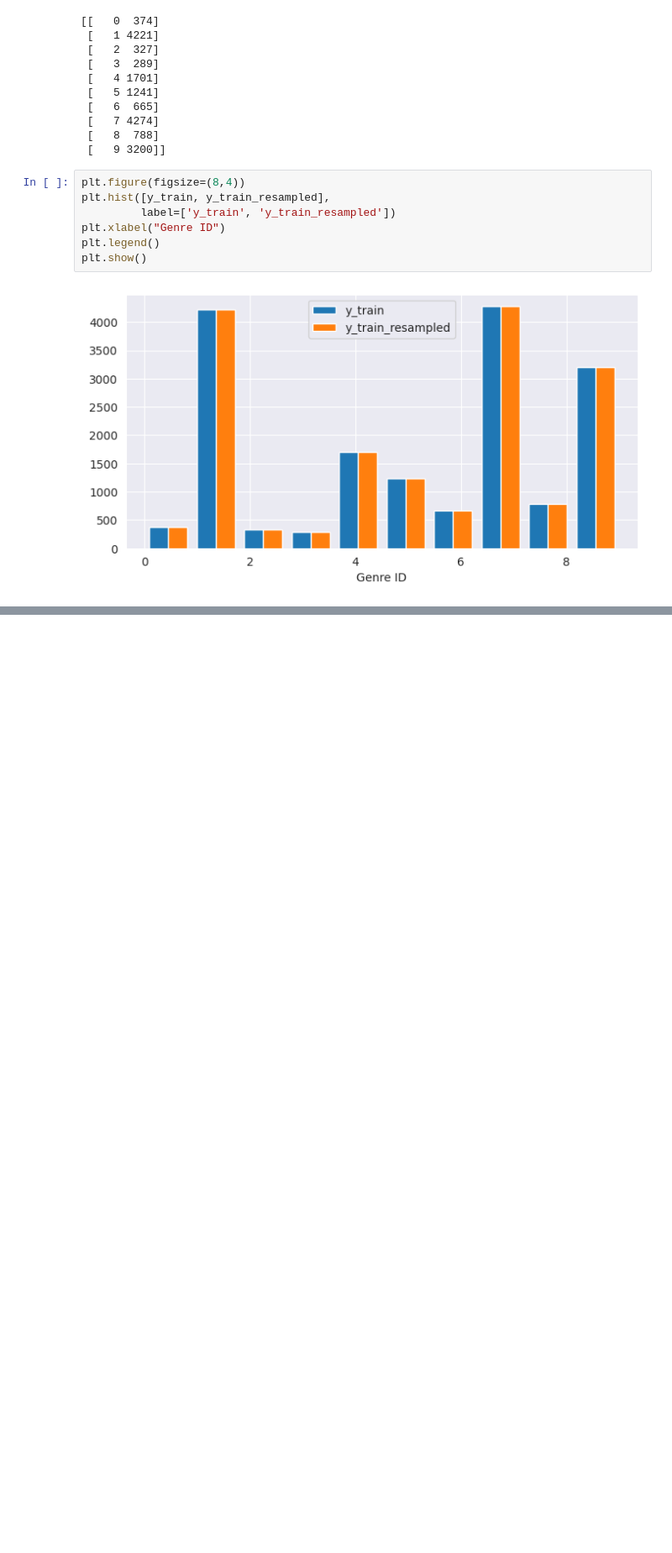
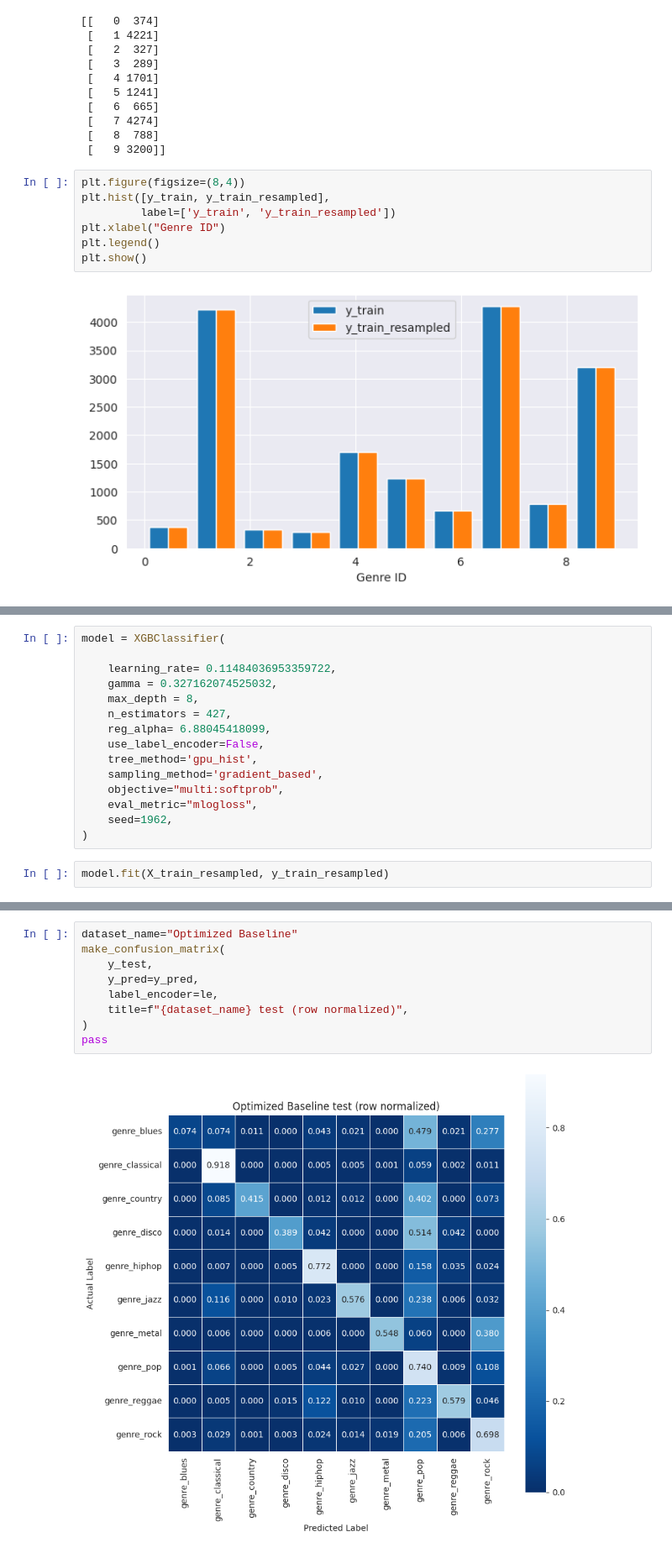
Before and after one commit to RERobbins/mids_w207_music_genre, a Jupyter notebook: member_workspaces/rich/models/xgboost_pca_smote.ipynb, the cells around one changed output, grey strips where cells are left out. Shown at 84% size. Drawn from its saved outputs; the diff is of its cells as text; blank space fills up the shorter version.

```diff
--- a/member_workspaces/rich/models/xgboost_pca_smote.ipynb
+++ b/member_workspaces/rich/models/xgboost_pca_smote.ipynb
@@ -256,0 +230,17 @@ model.objective
+# %%
+model = XGBClassifier(
+
+    learning_rate= 0.11484036953359722,
+    gamma = 0.327162074525032,
+    max_depth = 8,
+    n_estimators = 427,
+    reg_alpha= 6.88045418099,
+    use_label_encoder=False,
+    tree_method='gpu_hist',
+    sampling_method='gradient_based',
+    objective="multi:softprob",
+    eval_metric="mlogloss",
+    seed=1962,
+)
+# %%
+model.fit(X_train_resampled, y_train_resampled)
@@ -256,0 +316,11 @@ model.objective
+# %%
+dataset_name="Optimized Baseline"
+make_confusion_matrix(
+    y_test,
+    y_pred=y_pred,
+    label_encoder=le,
+    title=f"{dataset_name} test (row normalized)",
+)
+pass
+# %% [output]
+[figure, added]
```
Also changed, not shown: parts of 19 cells of this notebook, 5 other files.
